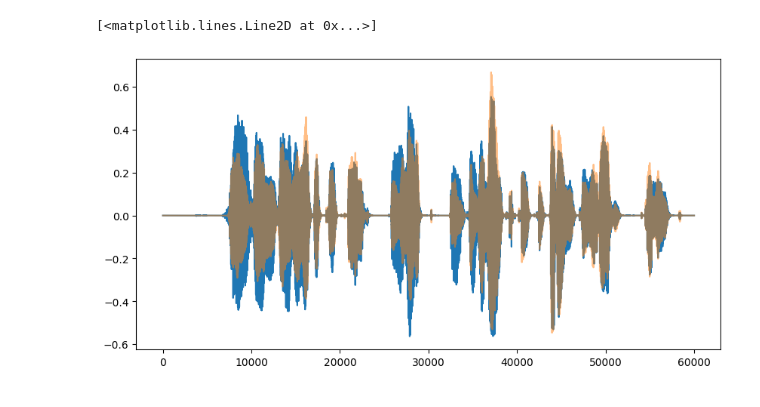
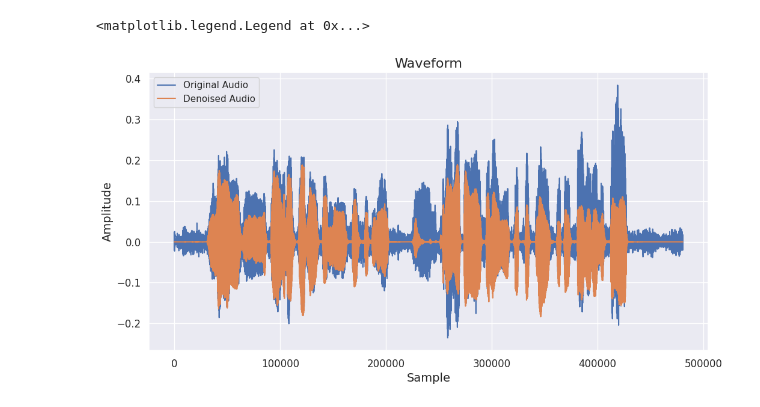
Before and after one commit to MauroLeidi/StartHack25, a Jupyter notebook: src/visualize_noise_filter_results.ipynb, the cells around one changed output. Drawn from its saved outputs; the diff is of its cells as text; code cells hidden in the pictures.

```diff
--- a/src/visualize_noise_filter_results.ipynb
+++ b/src/visualize_noise_filter_results.ipynb
@@ -5,5 +9,7 @@ from IPython.display import Audio
 # %%
-input_path = "../wav/input.wav"
-output_path = "../wav/output.wav"
+input_path = "../wav/noise_reduce_input.wav"
+output_path = "../wav/noise_reduce_out.wav"
+
+input_path = "../wav/maurodone.wav"
 # %%
 Audio(input_path)
@@ -12,2 +40,10 @@ Audio(input_path)
+# %%
+params={
+    "use_deep": True,
+    "use_highpass:":True
+    }
+input_audio, sampling_rate = sf.read(file=input_path)
+reduce_noise(input_audio, sampling_rate, use_deep=True, use_highpass=True)
+output_audio, _ = sf.read(file=output_path)
 # %%
 Audio(data=output_path)
@@ -16,13 +50,44 @@ Audio(data=output_path)
-# %%
-input_path = "../wav/input.wav"
-output_path = "../wav/output.wav"
-input_audio, sampling_rate = sf.read(input_path)
-output_audio, sampling_rate = sf.read(output_path)
+# %%
+import soundfile as sf
+import matplotlib.pyplot as plt
+import seaborn as sns
+from IPython.display import Audio
+from scipy.signal import butter, lfilter
+
+# Set the seaborn style and color palette
+sns.set_theme(style="darkgrid")
+sns.set_palette("deep")
+
+# Increase the default figure size
+plt.rcParams['figure.figsize'] = (12, 6)
+
+# Increase font sizes
+plt.rcParams['font.size'] = 12
+plt.rcParams['axes.labelsize'] = 14
+plt.rcParams['axes.titlesize'] = 16
+plt.rcParams['xtick.labelsize'] = 12
+plt.rcParams['ytick.labelsize'] = 12
+plt.xlabel("Sample")
+plt.ylabel("Amplitude")
+plt.title("Waveform")
+sns.lineplot(input_audio, label="Original Audio")
+sns.lineplot(output_audio_smoothed, label="Denoised Audio")
+plt.legend()
+# %% [output]
+<matplotlib.legend.Legend at 0x...>
+[figure, added]
 # %%
-# visualize
-plt.figure(figsize=(10,5))
-plt.plot(input_audio)
-plt.plot(output_audio, alpha=0.5)
+# import itertools
+# param_combinations = [
+#     dict(zip(['use_deep', 'use_highpass', 'use_bandpass', 'use_normalize', 'use_nr'], combo))
+#     for combo in itertools.product([False, True], repeat=5)
+# ]
+# for combo in param_combinations:
+#     reduce_noise(input_audio, sampling_rate, **combo)
+#     output_audio, sampling_rate = sf.read(output_path)
+#     # visualize
+#     plt.figure(figsize=(10,5))
+#     plt.plot(input_audio)
+#     plt.plot(output_audio, alpha=0.5)
+#     plt.title(combo)
+#     plt.show()
-# %% [output]
-[<matplotlib.lines.Line2D at 0x...>]
-[figure, removed]
```
Also changed, not shown: parts of 4 cells of this notebook, 21 other files.
